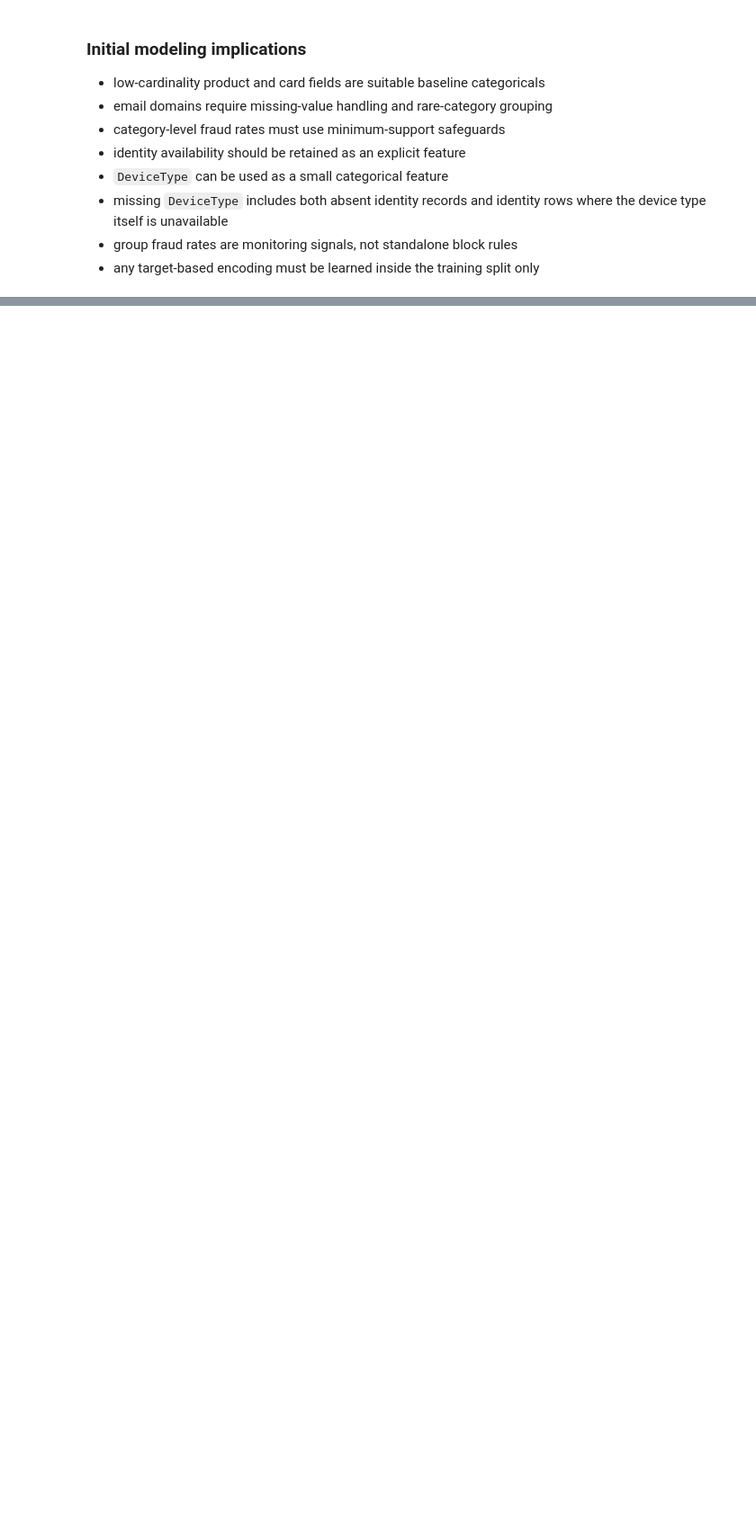
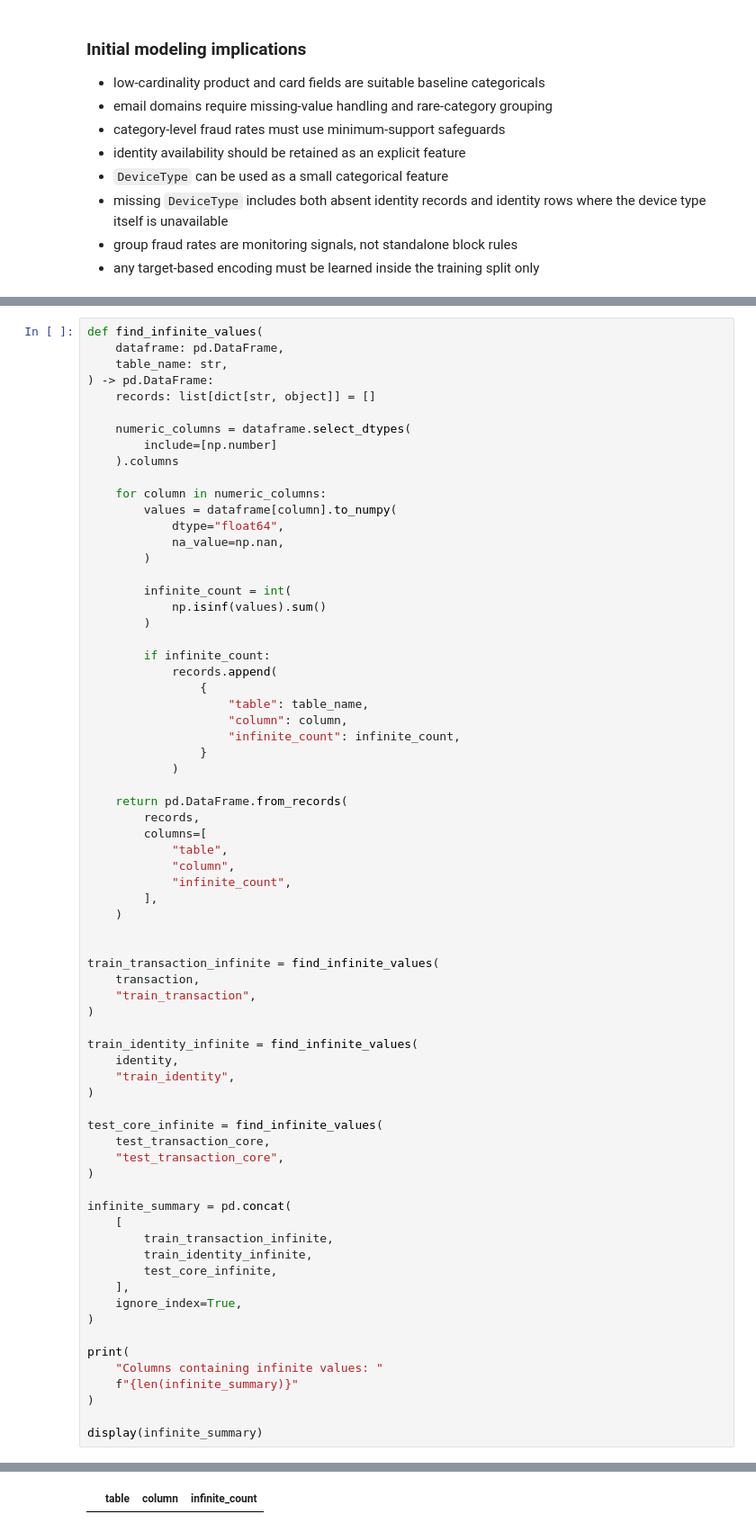
Before and after one commit to kivancfk/riskflow-payguard, a Jupyter notebook: notebooks/01_eda.ipynb, the cells around one changed output, grey strips where cells are left out. Shown at 90% size. Saved outputs shown, nothing was run; the diff lists cells and outputs as text; blank space fills up the shorter version.

```diff
--- a/notebooks/01_eda.ipynb
+++ b/notebooks/01_eda.ipynb
@@ -1795,0 +2037,71 @@ display(risk_dimension_overview)
+# %%
+def find_infinite_values(
+    dataframe: pd.DataFrame,
+    table_name: str,
+) -> pd.DataFrame:
+    records: list[dict[str, object]] = []
+
+    numeric_columns = dataframe.select_dtypes(
+        include=[np.number]
+    ).columns
+
+    for column in numeric_columns:
+        values = dataframe[column].to_numpy(
+            dtype="float64",
+            na_value=np.nan,
+        )
+
+        infinite_count = int(
+            np.isinf(values).sum()
+        )
+
+        if infinite_count:
+            records.append(
+                {
+                    "table": table_name,
+                    "column": column,
+                    "infinite_count": infinite_count,
+                }
+            )
+
+    return pd.DataFrame.from_records(
+        records,
+        columns=[
+            "table",
+            "column",
+            "infinite_count",
+        ],
+    )
+
+
+train_transaction_infinite = find_infinite_values(
+    transaction,
+    "train_transaction",
+)
+
+train_identity_infinite = find_infinite_values(
+    identity,
+    "train_identity",
+)
+
+test_core_infinite = find_infinite_values(
+    test_transaction_core,
+    "test_transaction_core",
+)
+
+infinite_summary = pd.concat(
+    [
+        train_transaction_infinite,
+        train_identity_infinite,
+        test_core_infinite,
+    ],
+    ignore_index=True,
+)
+
+print(
+    "Columns containing infinite values: "
+    f"{len(infinite_summary)}"
+)
+
+display(infinite_summary)
+# %% [output]
@@ -1795,0 +2109 @@ display(risk_dimension_overview)
+|  | table | column | infinite_count |
```
Also changed, not shown: parts of 9 cells of this notebook.
